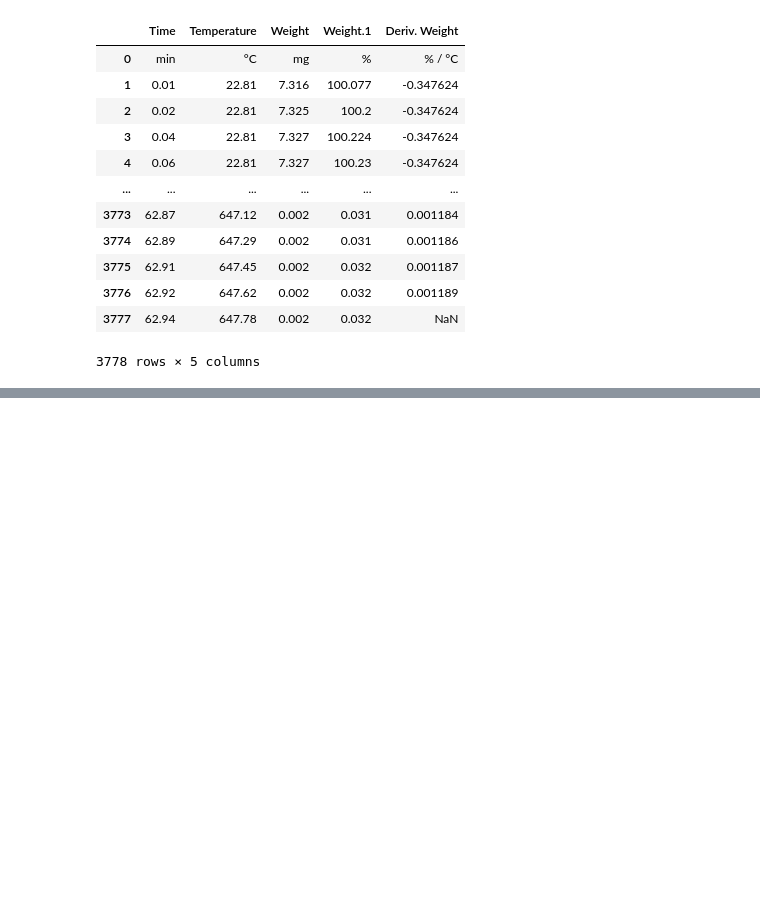
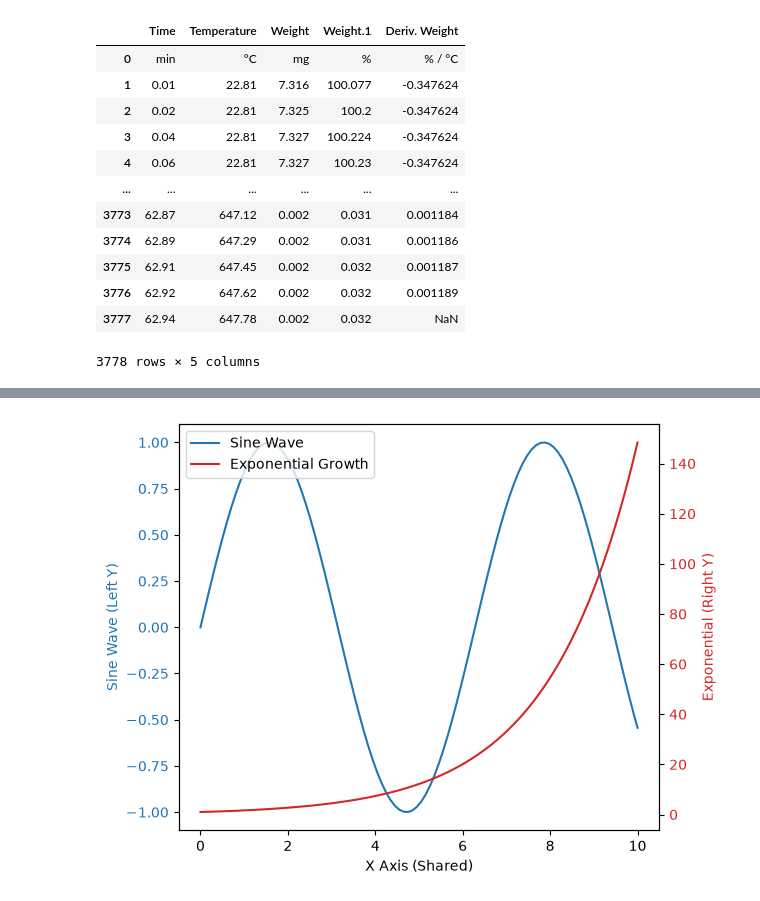
Before and after one commit to maurielle-noto/ionic-liquid-characterization, a Jupyter notebook: dataanalysis.ipynb, the cells around one changed output, grey strips where cells are left out. Saved outputs shown, nothing was run; the diff lists cells and outputs as text; code cells hidden in the pictures; blank space fills up the shorter version.

```diff
--- a/dataanalysis.ipynb
+++ b/dataanalysis.ipynb
@@ -86,0 +124,38 @@ def extract_data(path):
+# %%
+import matplotlib.pyplot as plt
+import numpy as np
+
+# 1. Generate sample data with different scales
+x = np.linspace(0, 10, 100)
+y1 = np.sin(x)                 # Scale from -1 to 1
+y2 = np.exp(x / 2)             # Scale from 1 to ~150
+
+# 2. Initialize the figure and the first (primary) Y-axis
+fig, ax1 = plt.subplots()
+
+# Plot the first dataset
+color_y1 = 'tab:blue'
+ax1.set_xlabel('X Axis (Shared)')
+ax1.set_ylabel('Sine Wave (Left Y)', color=color_y1)
+line1 = ax1.plot(x, y1, color=color_y1, label='Sine Wave')
+ax1.tick_params(axis='y', labelcolor=color_y1)  # Colors the tick marks
+
+# 3. Create the second (secondary) Y-axis sharing the same X-axis
+ax2 = ax1.twinx()
+
+# Plot the second dataset
+color_y2 = 'tab:red'
+ax2.set_ylabel('Exponential (Right Y)', color=color_y2)
+line2 = ax2.plot(x, y2, color=color_y2, label='Exponential Growth')
+ax2.tick_params(axis='y', labelcolor=color_y2)  # Colors the tick marks
+
+# 4. Correctly combine legends from both axes into a single box
+lines = line1 + line2
+labels = [l.get_label() for l in lines]
+ax1.legend(lines, labels, loc='upper left')
+
+# Optimize layout and render
+fig.tight_layout()
+plt.show()
+# %% [output]
+[figure, added]
```
Also changed, not shown: parts of 2 cells of this notebook, 5 other files.
